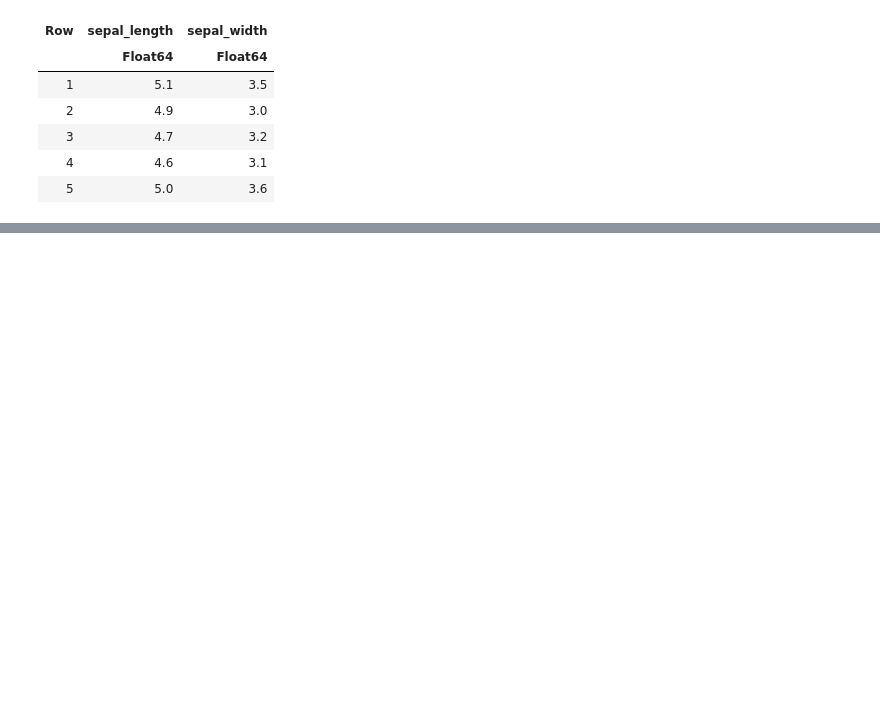
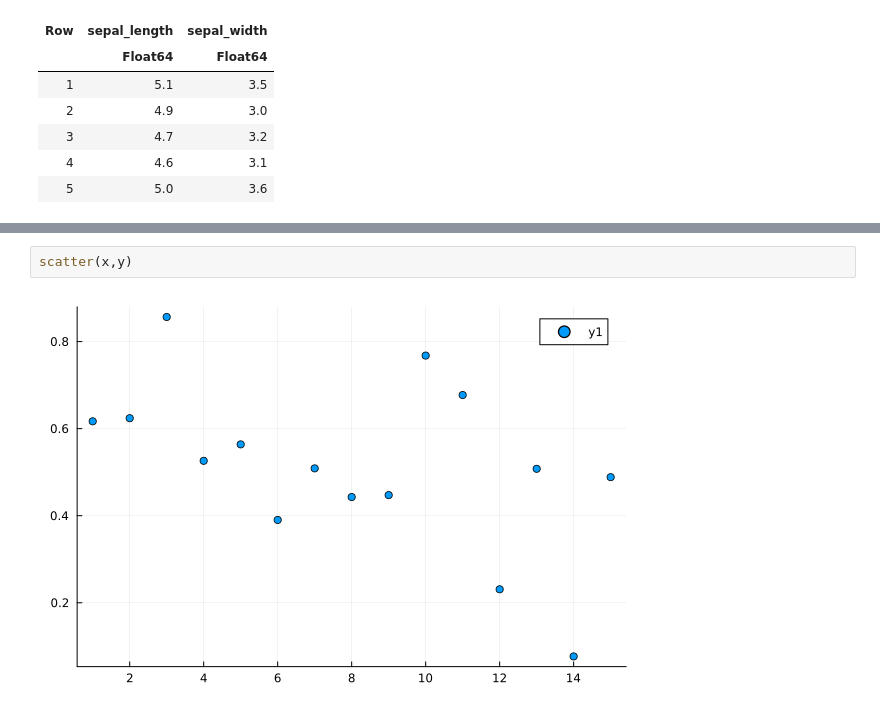
Before and after one commit to JosePabloGFnl/Julia-Practice, a Jupyter notebook: csv-fun.ipynb, the cells around one changed output, grey strips where cells are left out. Drawn from its saved outputs; the diff is of its cells as text; blank space fills up the shorter version.

Commit message:
Data visualization

```diff
--- a/csv-fun.ipynb
+++ b/csv-fun.ipynb
@@ -179,0 +181,4 @@ plot(x,y,xlabel = "X axis label",ylabel = "Y axis label")
+# %%
+scatter(x,y)
+# %% [output]
+[figure, added]
```
Also changed, not shown: parts of 19 cells of this notebook.
